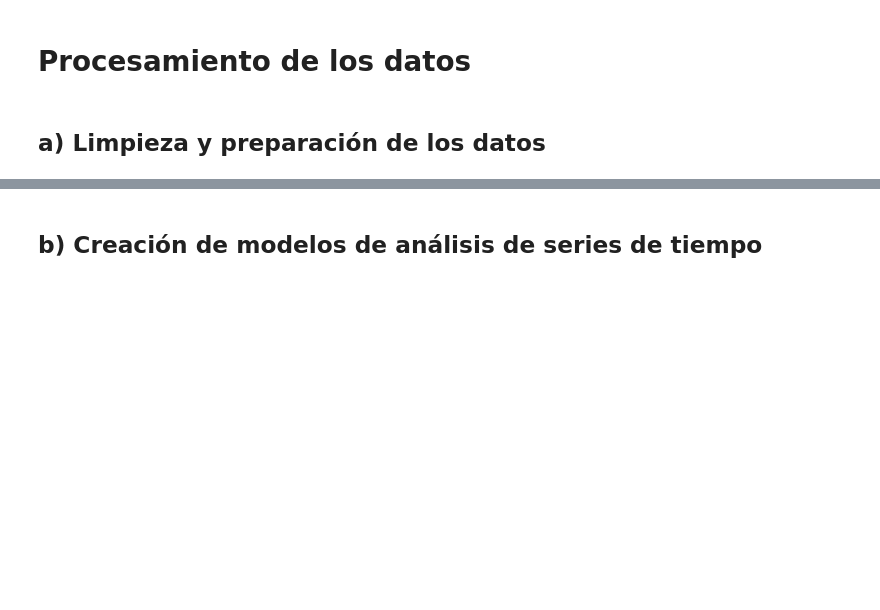
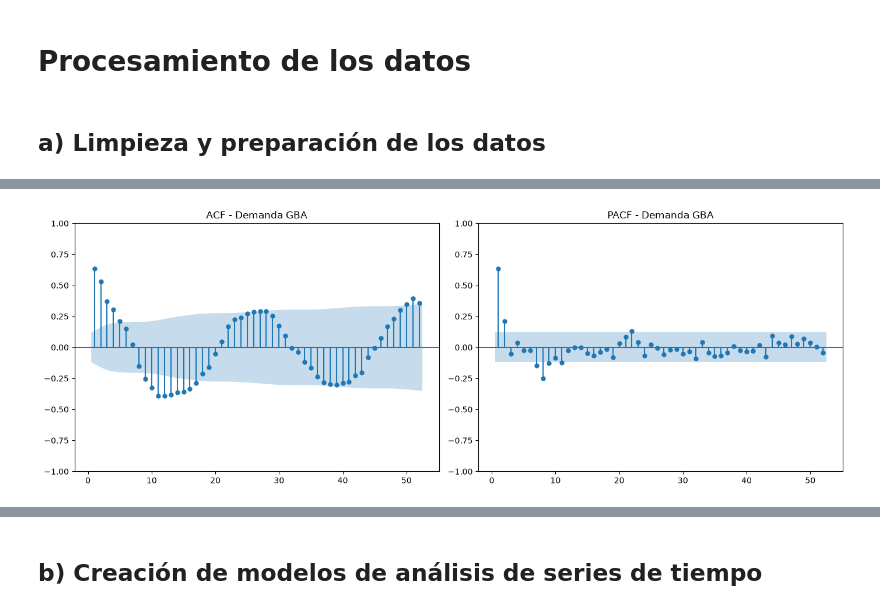
Before and after one commit to alexisbarnique/ceia-ast-tpf, a Jupyter notebook: TPF_AST.ipynb, the cells around one changed output, grey strips where cells are left out. Drawn from its saved outputs; the diff is of its cells as text; code cells hidden in the pictures; blank space fills up the shorter version.

```diff
--- a/TPF_AST.ipynb
+++ b/TPF_AST.ipynb
@@ -55,0 +84,14 @@ Datos de prueba: 40 semanas
+# %%
+from statsmodels.graphics.tsaplots import plot_acf, plot_pacf
+
+# --- 3d. ACF y PACF ---
+fig, axes = plt.subplots(1, 2, figsize=(14, 5))
+plot_acf(df_weekly['DEMANDA_GBA'].dropna(), ax=axes[0], lags=52, zero=False)
+axes[0].set_title('ACF - Demanda GBA', fontsize=12)
+plot_pacf(df_weekly['DEMANDA_GBA'].dropna(), ax=axes[1], lags=52, zero=False, method='ywm')
+axes[1].set_title('PACF - Demanda GBA', fontsize=12)
+plt.tight_layout()
+# plt.savefig('03_acf_pacf.png', dpi=150, bbox_inches='tight')
+plt.show()
+# %% [output]
+[figure, added]
```
Also changed, not shown: parts of 9 cells of this notebook, 3 other files.
